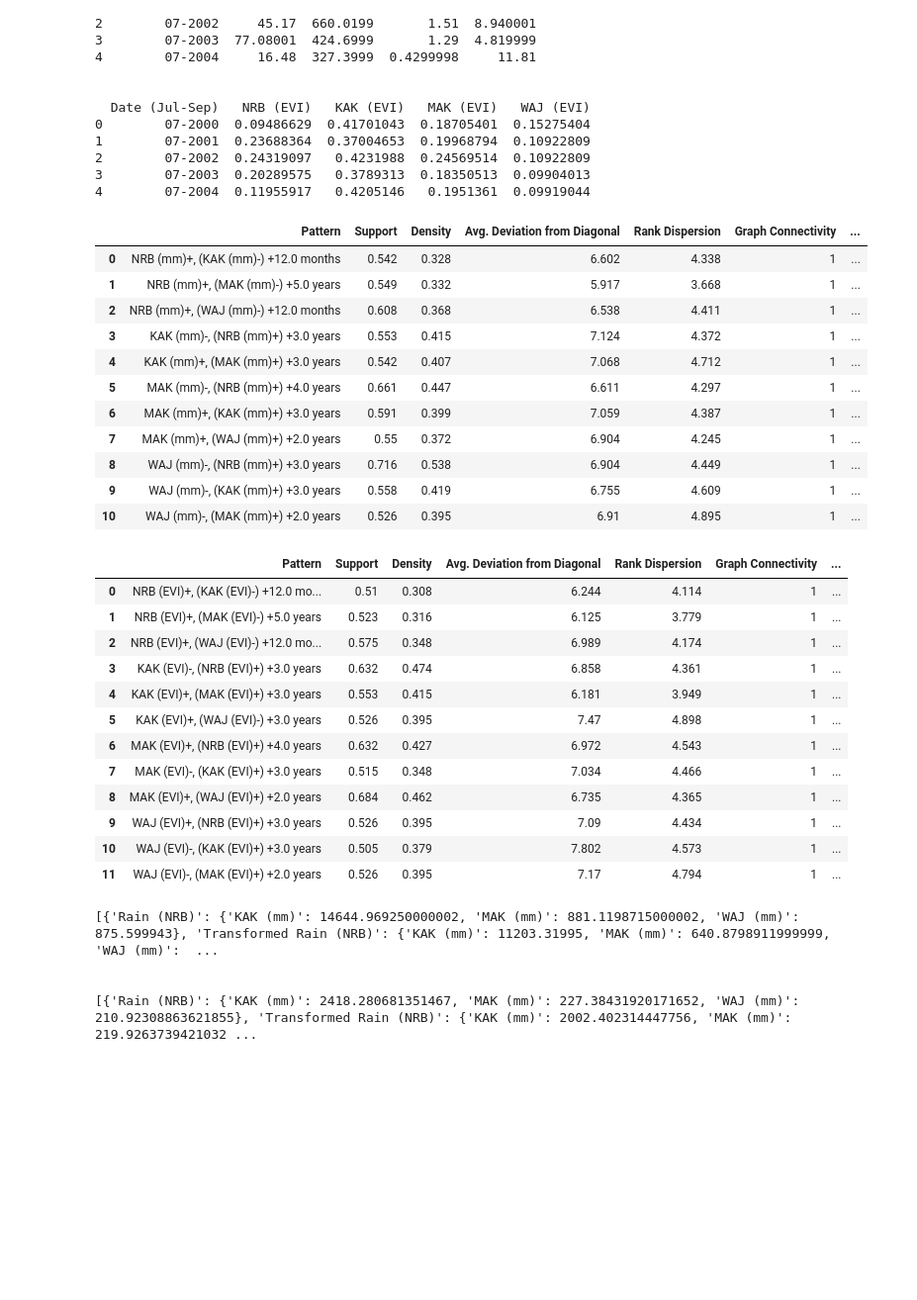
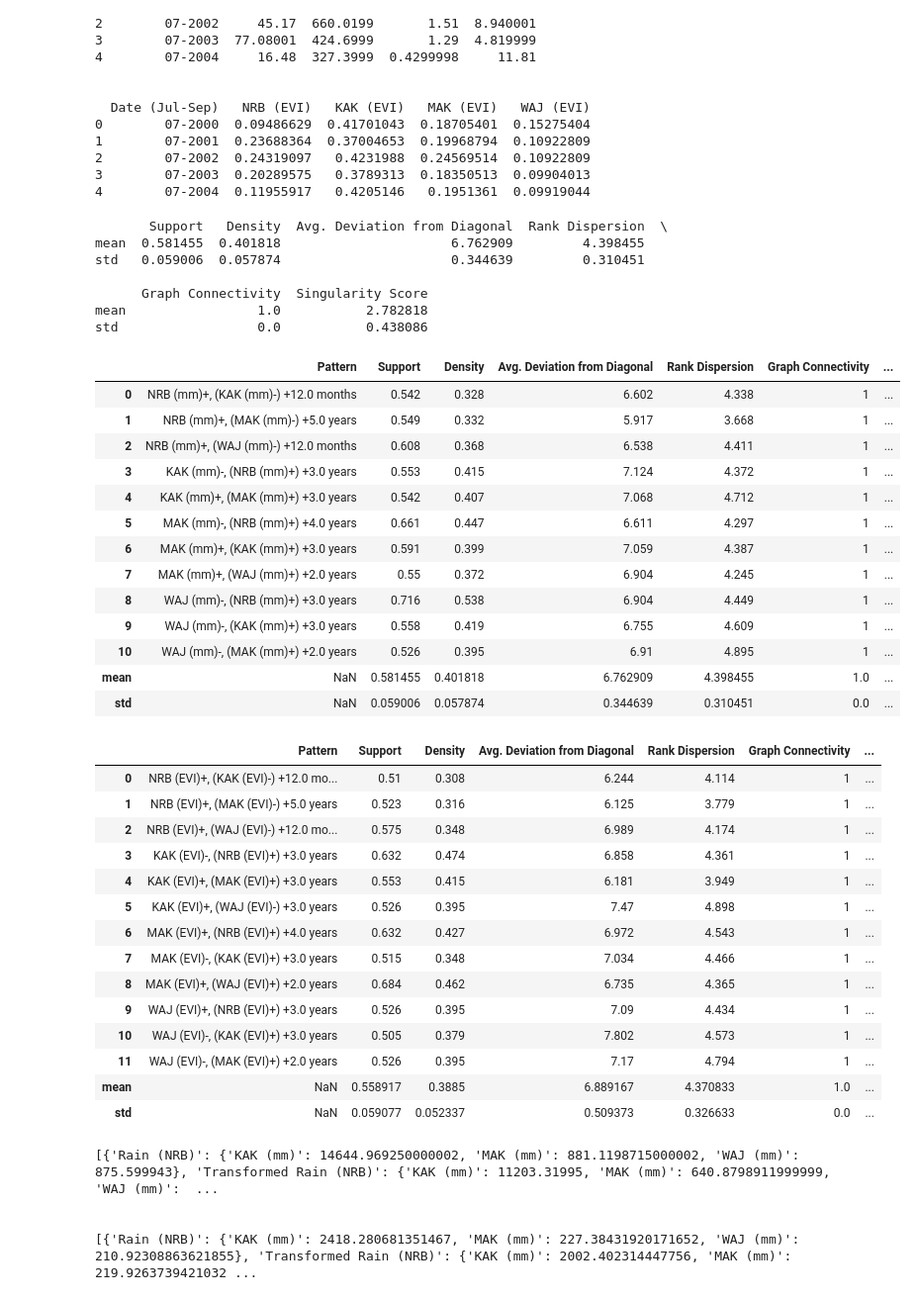
Before and after one commit to owuordickson/t-graank, a Jupyter notebook: analysis/ftgp_composition.ipynb, the cells around one changed output. Shown at 99% size. Drawn from its saved outputs; the diff is of its cells as text; code cells hidden in the pictures; blank space fills up the shorter version.

```diff
--- a/analysis/ftgp_composition.ipynb
+++ b/analysis/ftgp_composition.ipynb
@@ -115,23 +115,42 @@ print(evi_trans_df.head())
 # %%
 patterns = [t_grad_rain.display_patterns_as_df for t_grad_rain in rain_tgrads]  # Collect all patterns into a list
 res_rain_df = pd.concat(patterns, ignore_index=True)  # Combine them in one go
+
+numeric_df = res_rain_df[['Support', 'Density', 'Avg. Deviation from Diagonal', 'Rank Dispersion', 'Graph Connectivity', 'Singularity Score']].astype(float)
+stats = numeric_df.agg(['mean', 'std'])
+
+res_rain_df = pd.concat([res_rain_df, stats])
 res_rain_df
 # %% [output]
+       Support   Density  Avg. Deviation from Diagonal  Rank Dispersion  \
+mean  0.581455  0.401818                      6.762909         4.398455
+std   0.059006  0.057874                      0.344639         0.310451
+
+      Graph Connectivity  Singularity Score
+mean                 1.0           2.782818
+std                  0.0           0.438086
 |  | Pattern | Support | Density | Avg. Deviation from Diagonal | Rank Dispersion | Graph Connectivity | ... |
 | 0 | NRB (mm)+, (KAK (mm)-) +12.0 months | 0.542 | 0.328 | 6.602 | 4.338 | 1 | ... |
 | 1 | NRB (mm)+, (MAK (mm)-) +5.0 years | 0.549 | 0.332 | 5.917 | 3.668 | 1 | ... |
 | 2 | NRB (mm)+, (WAJ (mm)-) +12.0 months | 0.608 | 0.368 | 6.538 | 4.411 | 1 | ... |
 | 3 | KAK (mm)-, (NRB (mm)+) +3.0 years | 0.553 | 0.415 | 7.124 | 4.372 | 1 | ... |
 | 4 | KAK (mm)+, (MAK (mm)+) +3.0 years | 0.542 | 0.407 | 7.068 | 4.712 | 1 | ... |
 | 5 | MAK (mm)-, (NRB (mm)+) +4.0 years | 0.661 | 0.447 | 6.611 | 4.297 | 1 | ... |
 | 6 | MAK (mm)+, (KAK (mm)+) +3.0 years | 0.591 | 0.399 | 7.059 | 4.387 | 1 | ... |
 | 7 | MAK (mm)+, (WAJ (mm)+) +2.0 years | 0.55 | 0.372 | 6.904 | 4.245 | 1 | ... |
 | 8 | WAJ (mm)-, (NRB (mm)+) +3.0 years | 0.716 | 0.538 | 6.904 | 4.449 | 1 | ... |
 | 9 | WAJ (mm)-, (KAK (mm)+) +3.0 years | 0.558 | 0.419 | 6.755 | 4.609 | 1 | ... |
 | 10 | WAJ (mm)-, (MAK (mm)+) +2.0 years | 0.526 | 0.395 | 6.91 | 4.895 | 1 | ... |
+| mean | NaN | 0.581455 | 0.401818 | 6.762909 | 4.398455 | 1.0 | ... |
+| std | NaN | 0.059006 | 0.057874 | 0.344639 | 0.310451 | 0.0 | ... |
 # %%
 patterns = [t_grad_evi.display_patterns_as_df for t_grad_evi in evi_tgrads]  # Collect all patterns into a list
 res_evi_df = pd.concat(patterns, ignore_index=True)  # Combine them in one go
+
+numeric_df = res_evi_df[['Support', 'Density', 'Avg. Deviation from Diagonal', 'Rank Dispersion', 'Graph Connectivity', 'Singularity Score']].astype(float)
+stats = numeric_df.agg(['mean', 'std'])
+
+res_evi_df = pd.concat([res_evi_df, stats])
 res_evi_df
 # %% [output]
 |  | Pattern | Support | Density | Avg. Deviation from Diagonal | Rank Dispersion | Graph Connectivity | ... |
@@ -147,6 +166,8 @@ res_evi_df
 | 9 | WAJ (EVI)+, (NRB (EVI)+) +3.0 years | 0.526 | 0.395 | 7.09 | 4.434 | 1 | ... |
 | 10 | WAJ (EVI)-, (KAK (EVI)+) +3.0 years | 0.505 | 0.379 | 7.802 | 4.573 | 1 | ... |
 | 11 | WAJ (EVI)-, (MAK (EVI)+) +2.0 years | 0.526 | 0.395 | 7.17 | 4.794 | 1 | ... |
+| mean | NaN | 0.558917 | 0.3885 | 6.889167 | 4.370833 | 1.0 | ... |
+| std | NaN | 0.059077 | 0.052337 | 0.509373 | 0.326633 | 0.0 | ... |
 # %%
 dtw_data = []
 for i, tgrad in enumerate(rain_tgrads):
```
